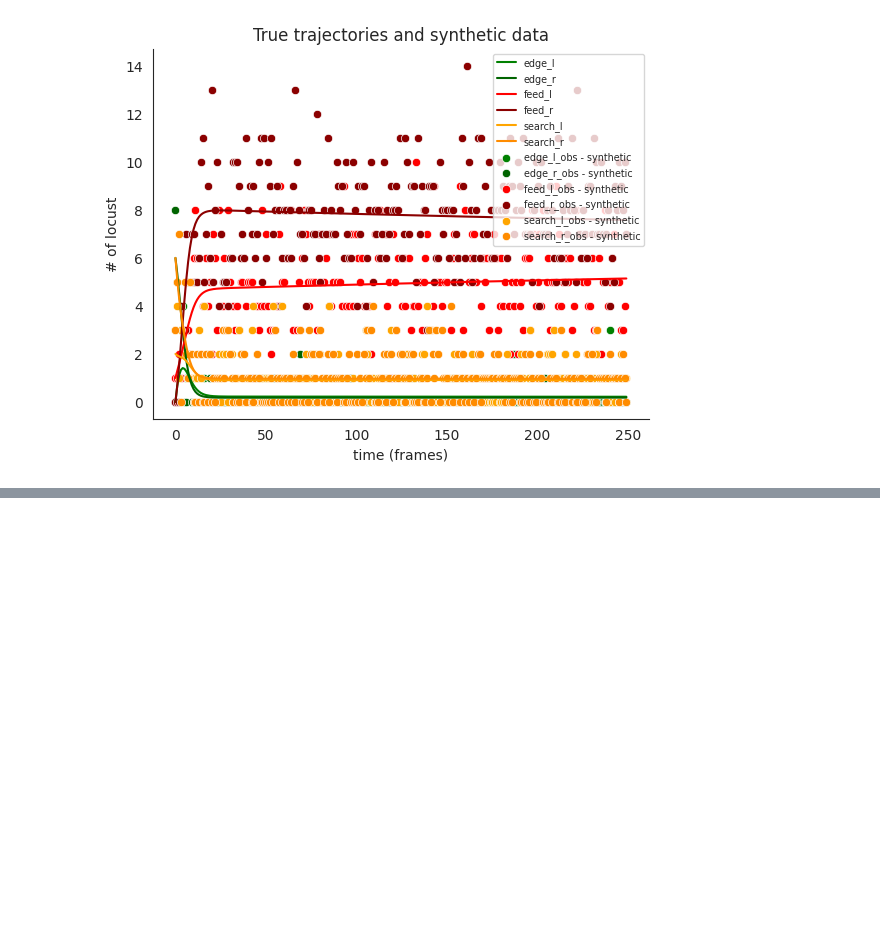
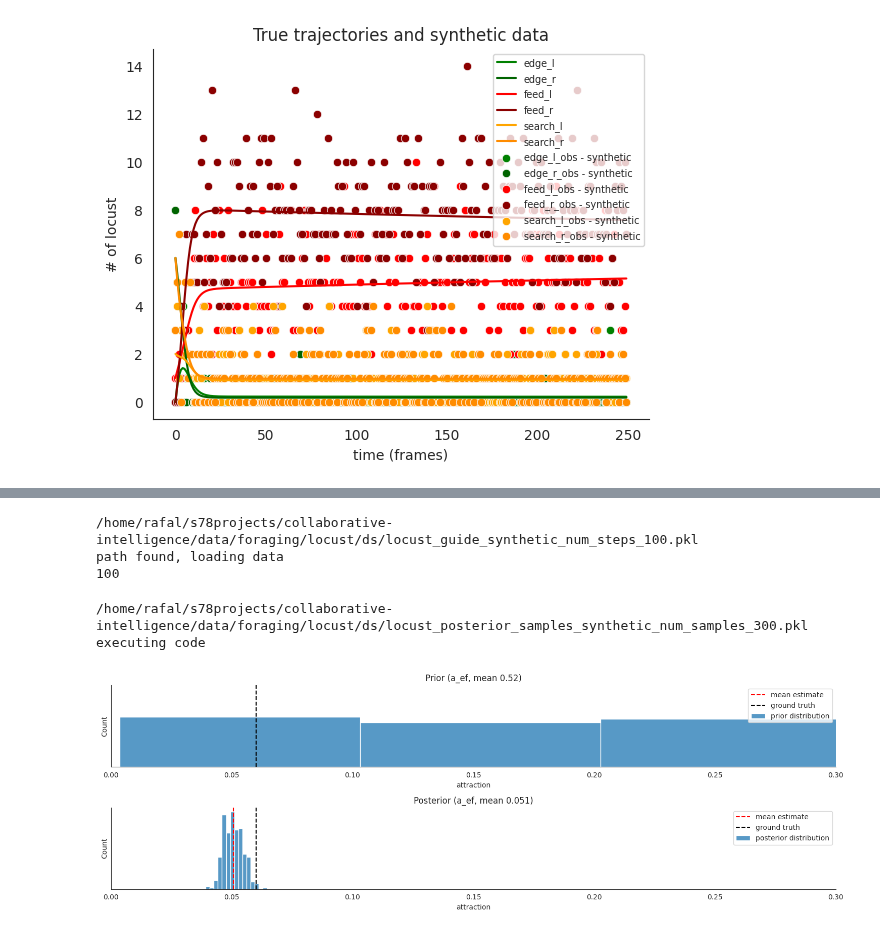
Before and after one commit to BasisResearch/collab-creatures, a Jupyter notebook: docs/experimental/locust_ds_complete_ts.ipynb, the cells around one changed output, grey strips where cells are left out. Saved outputs shown, nothing was run; the diff lists cells and outputs as text; code cells hidden in the pictures; blank space fills up the shorter version.

```diff
--- a/docs/experimental/locust_ds_complete_ts.ipynb
+++ b/docs/experimental/locust_ds_complete_ts.ipynb
@@ -90,11 +85,14 @@ synthetic_stacked = tr.trace.nodes["counts_obs"]["value"]
 assert torch.all(torch.eq(torch.sum(synthetic_stacked, dim=1), 15))
 
 
-synthetic_data = {f"{key}_obs": tensor for key, tensor in zip(keys, tr.trace.nodes["counts_obs"]["value"].unbind(dim = 1))}
+synthetic_data = {
+    f"{key}_obs": tensor
+    for key, tensor in zip(keys, tr.trace.nodes["counts_obs"]["value"].unbind(dim=1))
+}
 assert count_data.keys() == synthetic_data.keys()
 
-assert synthetic_stacked[0,0]  == synthetic_data["edge_l_obs"][0]
-assert torch.equal(synthetic_stacked[:3,3], synthetic_data["search_r_obs"][:3])
+assert synthetic_stacked[0, 0] == synthetic_data["edge_l_obs"][0]
+assert torch.equal(synthetic_stacked[:3, 3], synthetic_data["search_r_obs"][:3])
 # %%
 ft.plot_ds_trajectories(
     locust_true_traj,
@@ -341,0 +170,61 @@ TypeError: conditioned_locust_model() missing 2 required positional arguments: '
+# %%
+def get_locust_guide_synthetic():
+    guide_synthetic = ft.run_svi_inference(
+        model=lc.conditioned_locust_model,
+        num_steps=num_steps,
+        verbose=True,
+        lr=0.03,
+        blocked_sites=["counts_obs"],
+        obs_times=logging_times,
+        data=synthetic_data,
+        init_state=init_state,
+        start_time=start_time,
+    )
+    return guide_synthetic
+
+
+guide_synthetic = progress_saver(
+    name="locust_guide_synthetic",
+    subfolder="foraging/locust/ds",
+    properties=[num_steps],
+    property_names=["num_steps"],
+    code_f=get_locust_guide_synthetic,
+)
+# %% [output]
+/home/rafal/s78projects/collaborative-intelligence/data/foraging/locust/ds/locust_guide_synthetic_num_steps_100.pkl
+path found, loading data
+100
+# %%
+def get_locust_posterior_samples_synthetic():
+    locust_predictive = Predictive(
+        lc.simulated_bayesian_locust, guide=guide_synthetic, num_samples=num_samples
+    )
+    locust_posterior_samples_synthetic = locust_predictive(
+        init_state, start_time, logging_times
+    )
+    return locust_posterior_samples_synthetic
+
+
+locust_posterior_samples_synthetic = progress_saver(
+    name="locust_posterior_samples_synthetic",
+    subfolder="foraging/locust/ds",
+    properties=[num_samples],
+    property_names=["num_samples"],
+    code_f=get_locust_posterior_samples_synthetic,
+)
+# %% [output]
+/home/rafal/s78projects/collaborative-intelligence/data/foraging/locust/ds/locust_posterior_samples_synthetic_num_samples_300.pkl
+executing code
+# %%
+lc.plot_ds_estimates(
+    locust_prior_samples,
+    locust_posterior_samples_synthetic,
+    "attraction",
+    4,
+    ground_truth=True,
+    true_attraction=true_attraction,
+    true_wander=true_wander,
+    xlim=.3,
+)
+# %% [output]
+[figure, added]
```
Also changed, not shown: parts of 17 cells of this notebook, 18 other files.
